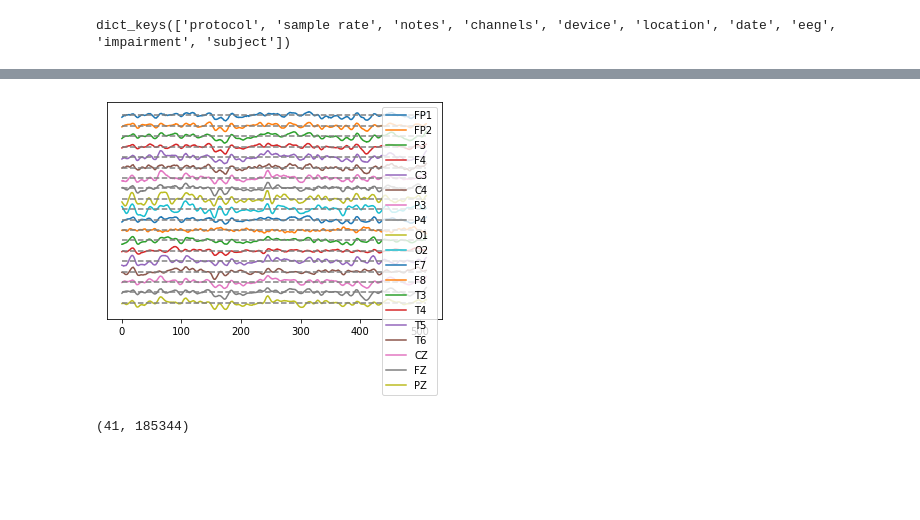
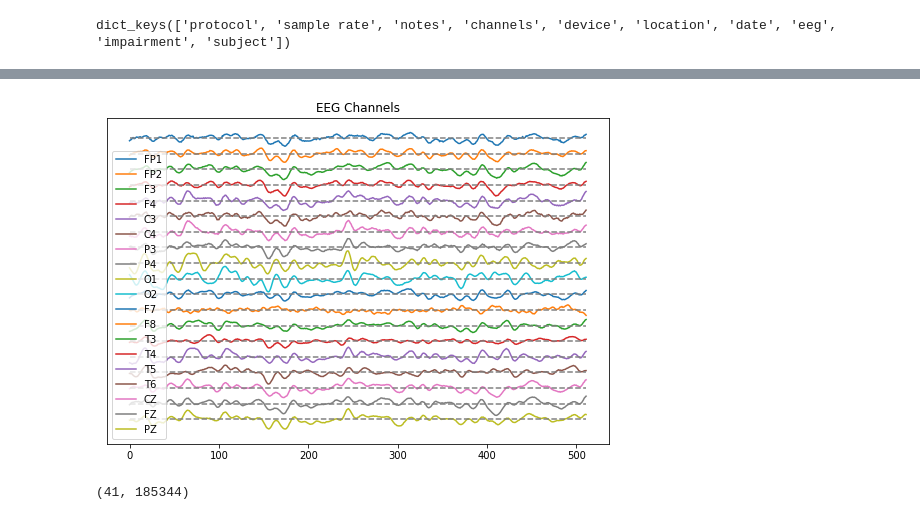
Before and after one commit to MichelleNear/EEGData, a Jupyter notebook: src/python/EEG Data.ipynb, the cells around one changed output, grey strips where cells are left out. Saved outputs shown, nothing was run; the diff lists cells and outputs as text; code cells hidden in the pictures; blank space fills up the shorter version.

```diff
--- a/src/python/EEG Data.ipynb
+++ b/src/python/EEG Data.ipynb
@@ -57,21 +64,27 @@ dataActivetwo = json.load(open('..\\..\\data\\s20-activetwo-gifford-unimpaired.j
 
 dataMindset = json.load(open('..\\..\\data\\s20-mindset-gifford-unimpaired.json','r'))
 # %%
+#Plot of first 19 rows (EEG Data)
+
 eegMindset = np.array(dataMindset[0]['eeg']['trial 1'])
 
 plt.figure();
 
 plt.plot(eegMindset[:19,4000:4512].T + 30*np.arange(18,-1,-1));
 
 plt.plot(np.zeros((512,19)) + 30*np.arange(18,-1,-1),'--',color='gray');
 
 plt.yticks([]);
 
+plt.rcParams["figure.figsize"] = (9,6)
+
 plt.legend(dataMindset[0]['channels'], prop={'size':10});
 
+plt.title('EEG Channels')
+
 plt.axis('tight');
 # %% [output]
-[figure, old version]
+[figure, new version]
 # %%
 eegActivetwo = np.array(dataActivetwo[1]['eeg']['trial 1'])
 
```
Also changed, not shown: parts of 14 cells of this notebook.
